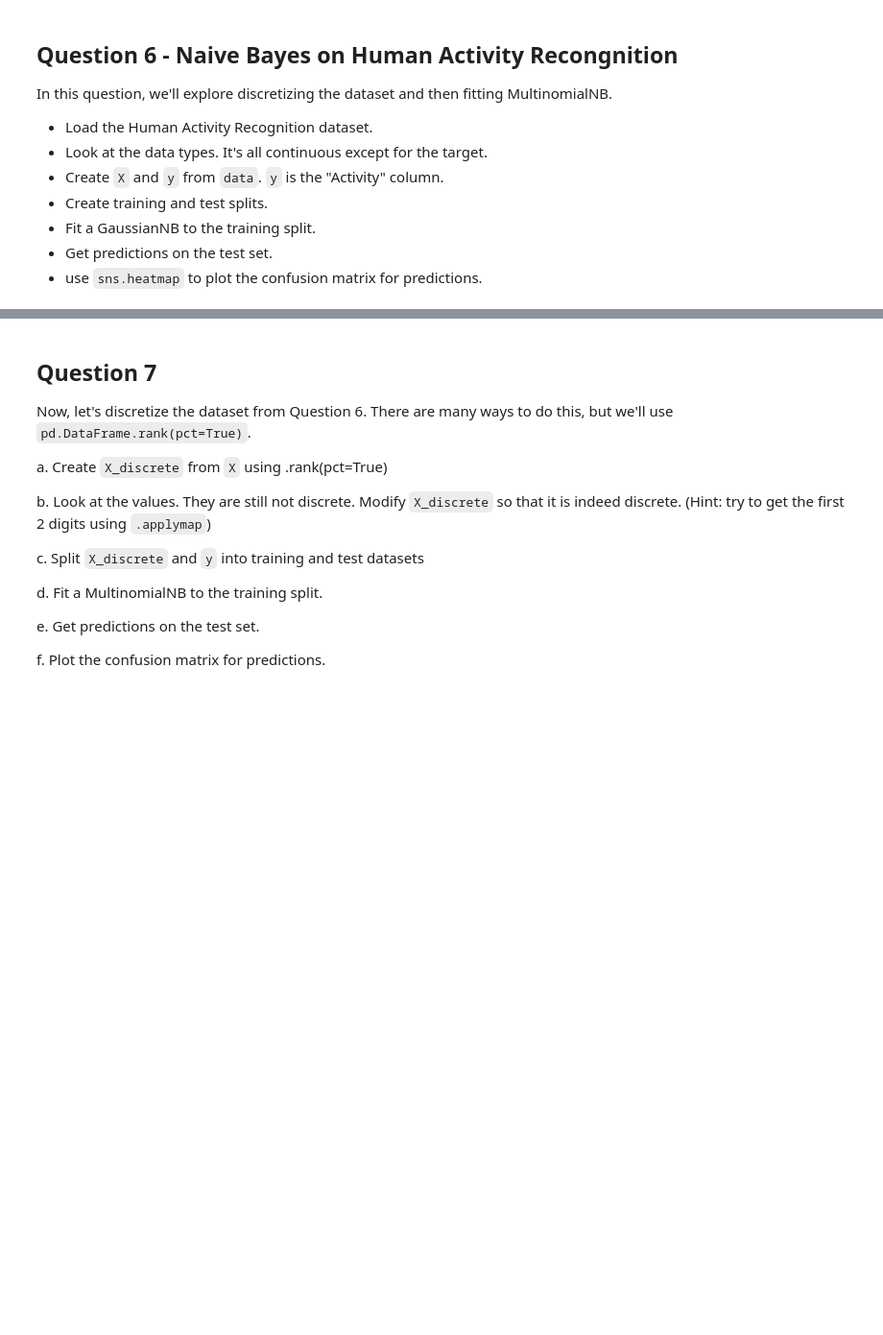
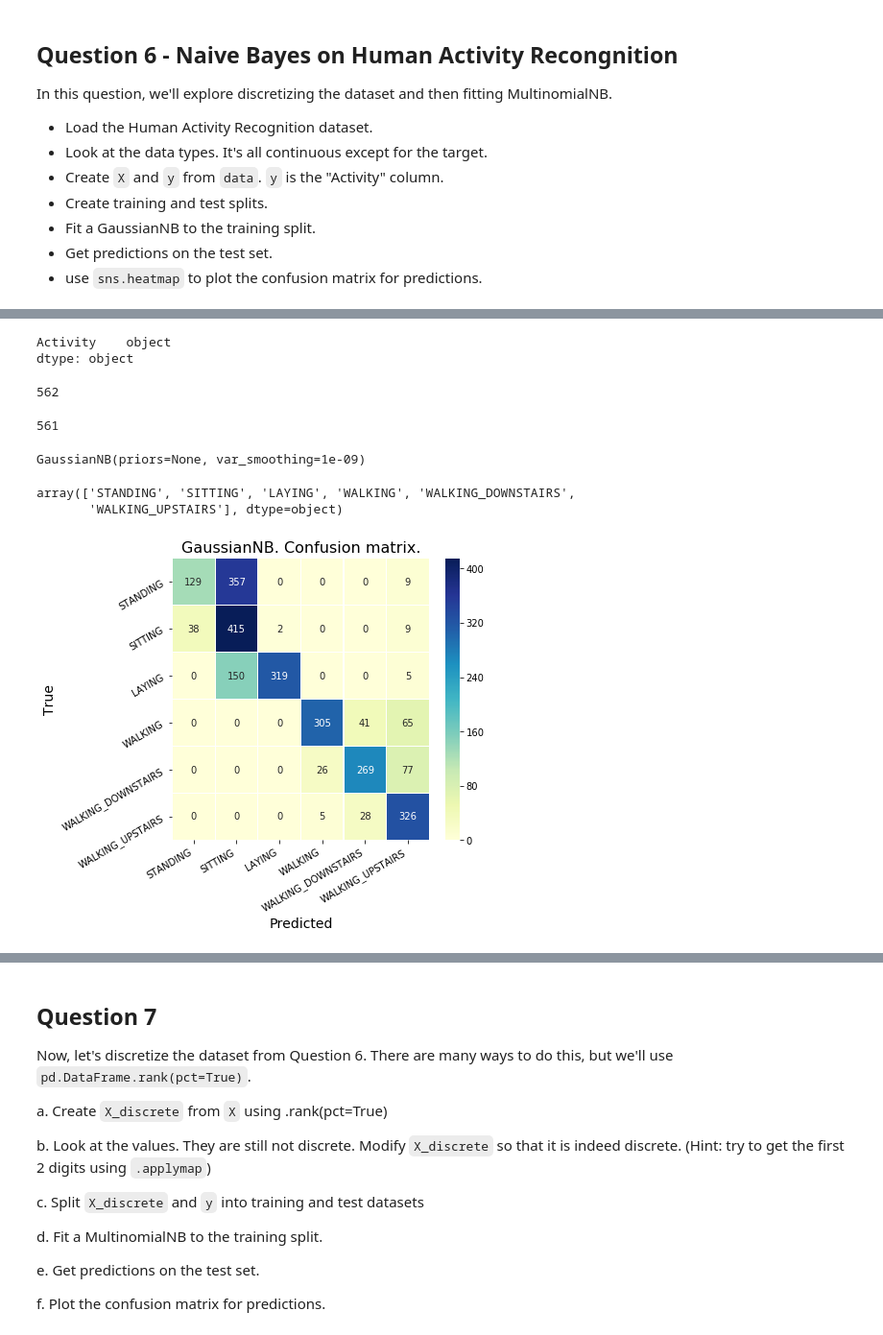
Before and after one commit to olszewskip/Intel_ML_501, a Jupyter notebook: week6/Week6_Naive_Bayes_HW.ipynb, the cells around one changed output, grey strips where cells are left out. Shown at 96% size. Cells and saved outputs as stored; diff of their text form; code cells hidden in the pictures; blank space fills up the shorter version.

```diff
--- a/week6/Week6_Naive_Bayes_HW.ipynb
+++ b/week6/Week6_Naive_Bayes_HW.ipynb
@@ -200,0 +217,50 @@ In this question, we'll explore discretizing the dataset and then fitting Multin
+# %%
+data_activity.dtypes[data_activity.dtypes != 'float64']
+# %% [output]
+Activity    object
+dtype: object
+# %%
+X_cols = [col for col in data_activity.columns if col != 'Activity']
+# %%
+data_activity.shape[1]
+# %% [output]
+562
+# %%
+len(X_cols)
+# %% [output]
+561
+# %%
+X = data_activity[X_cols]
+y = data_activity.Activity
+
+from sklearn.model_selection import train_test_split
+X_train, X_test, y_train, y_test = train_test_split(X, y, test_size=0.25)
+# %%
+GaussNB = GaussianNB()
+GaussNB.fit(X_train, y_train)
+# %% [output]
+GaussianNB(priors=None, var_smoothing=1e-09)
+# %%
+labels = y.unique()
+labels
+# %% [output]
+array(['STANDING', 'SITTING', 'LAYING', 'WALKING', 'WALKING_DOWNSTAIRS',
+       'WALKING_UPSTAIRS'], dtype=object)
+# %%
+y_test_pred = GaussNB.predict(X_test)
+
+from sklearn.metrics import confusion_matrix
+cm = confusion_matrix(y_test, y_test_pred, labels)
+fig, ax = plt.subplots()
+fig.set_size_inches(6, 6)
+sns.heatmap(cm, ax=ax, annot=True, fmt='d', cmap="YlGnBu",linewidths=.2)
+ax.set_xlabel('Predicted', fontsize=14)
+ax.set_ylabel('True', fontsize=14)
+ax.set_xticklabels([''] + labels)
+fig.autofmt_xdate()
+ax.set_yticklabels([''] + labels)
+plt.yticks(rotation=30)
+plt.title('GaussianNB. Confusion matrix.', fontsize=16)
+plt.show()
+# %% [output]
+[figure, added]
```
Also changed, not shown: parts of 11 cells of this notebook.
